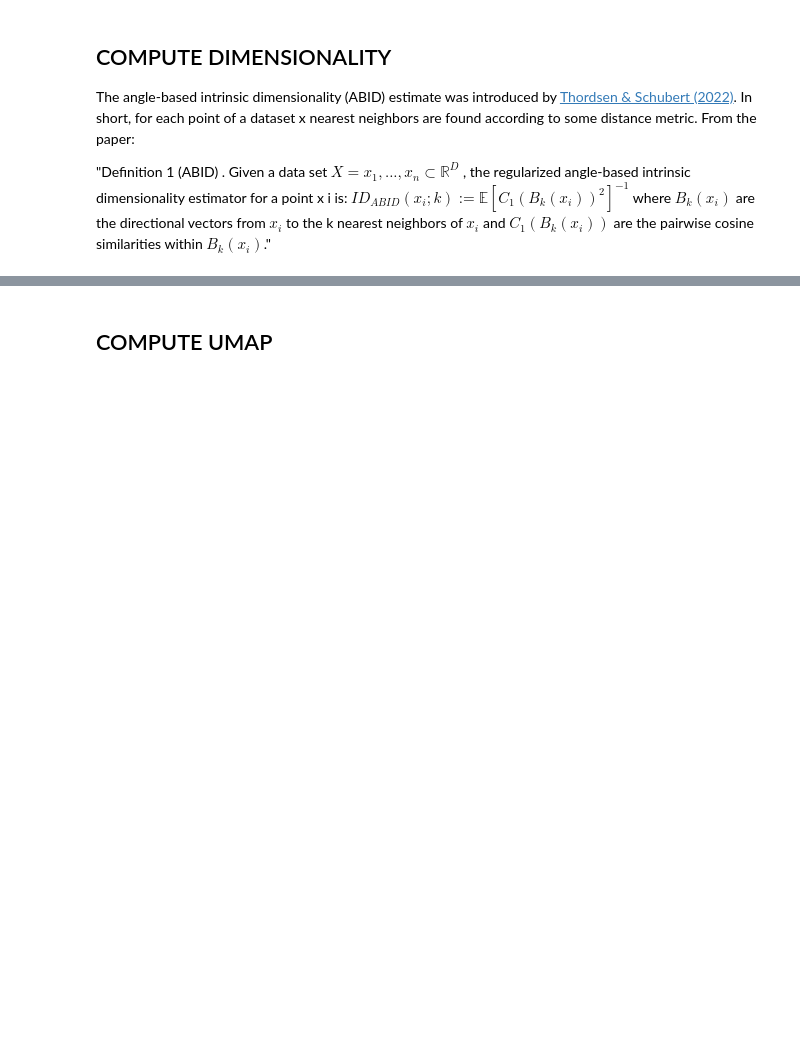
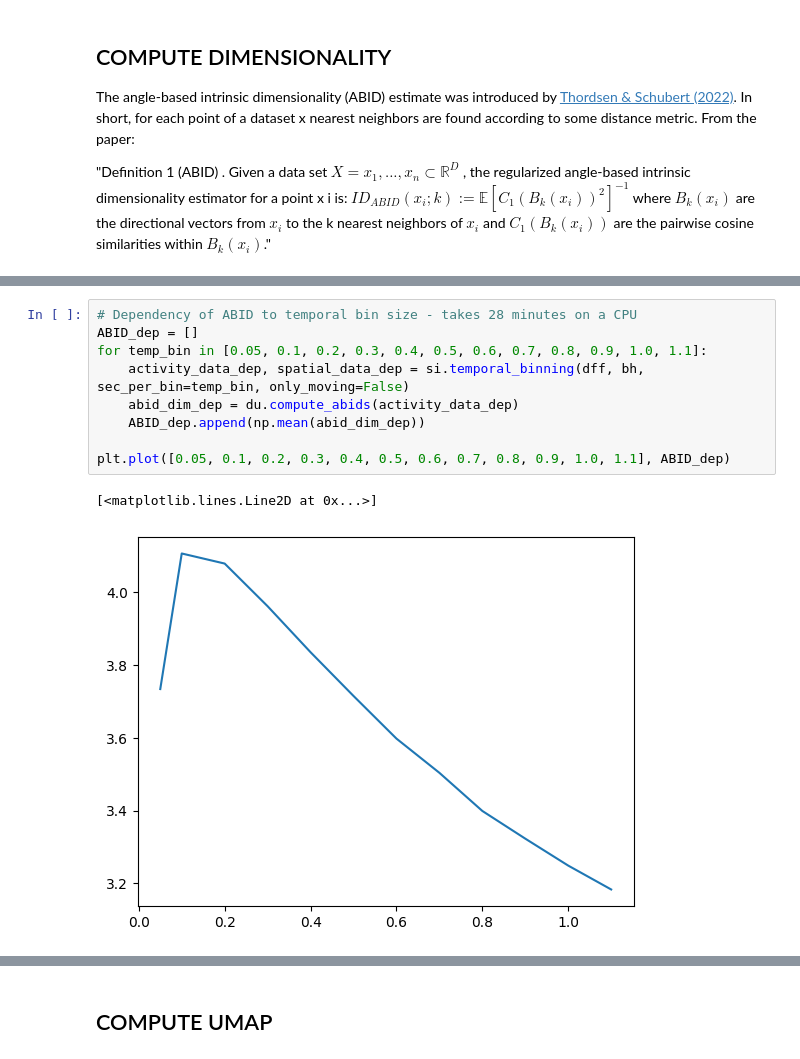
Before and after one commit to Anneser/SpatialInformation, a Jupyter notebook: scripts/DimensionalityAnalysis.ipynb, the cells around one changed output, grey strips where cells are left out. Drawn from its saved outputs; the diff is of its cells as text; blank space fills up the shorter version.

```diff
--- a/scripts/DimensionalityAnalysis.ipynb
+++ b/scripts/DimensionalityAnalysis.ipynb
@@ -55,3 +77,15 @@ ABID: 3.72
+# %%
+# Dependency of ABID to temporal bin size - takes 28 minutes on a CPU
+ABID_dep = []
+for temp_bin in [0.05, 0.1, 0.2, 0.3, 0.4, 0.5, 0.6, 0.7, 0.8, 0.9, 1.0, 1.1]:
+    activity_data_dep, spatial_data_dep = si.temporal_binning(dff, bh, sec_per_bin=temp_bin, only_moving=False)
+    abid_dim_dep = du.compute_abids(activity_data_dep)
+    ABID_dep.append(np.mean(abid_dim_dep))
+
+plt.plot([0.05, 0.1, 0.2, 0.3, 0.4, 0.5, 0.6, 0.7, 0.8, 0.9, 1.0, 1.1], ABID_dep)
+# %% [output]
+[<matplotlib.lines.Line2D at 0x...>]
+[figure, added]
 # %%
 # display how ABID maps to behavior space
 
```
Also changed, not shown: parts of 8 cells of this notebook.
